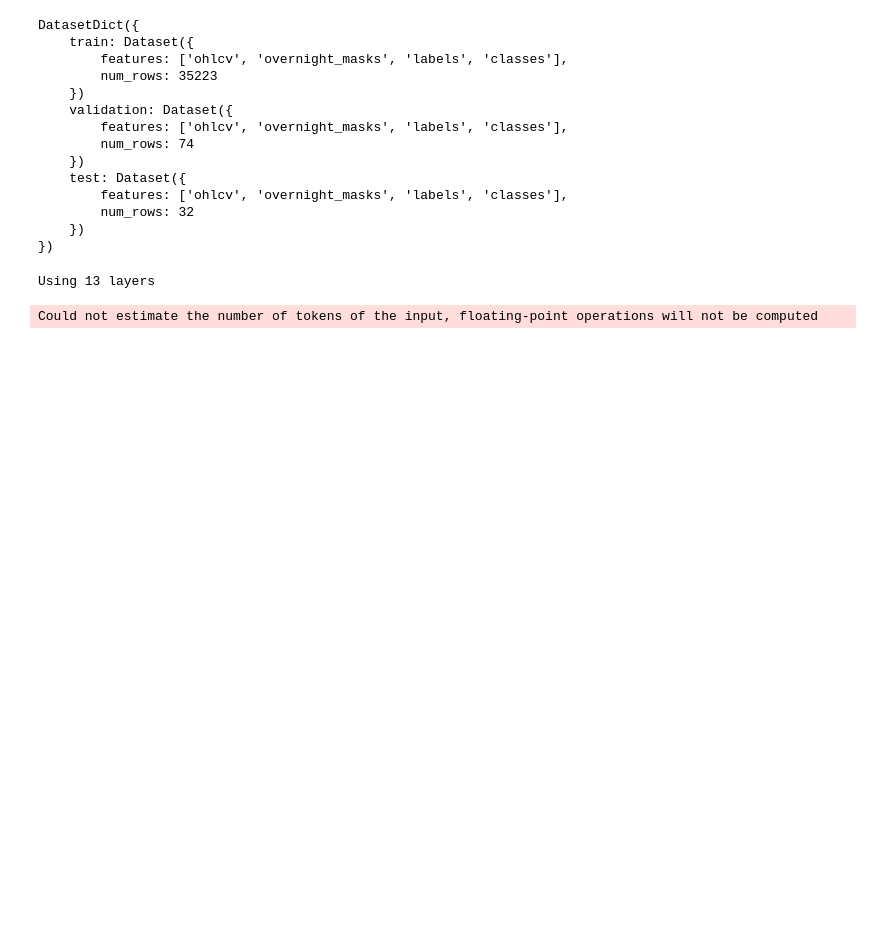
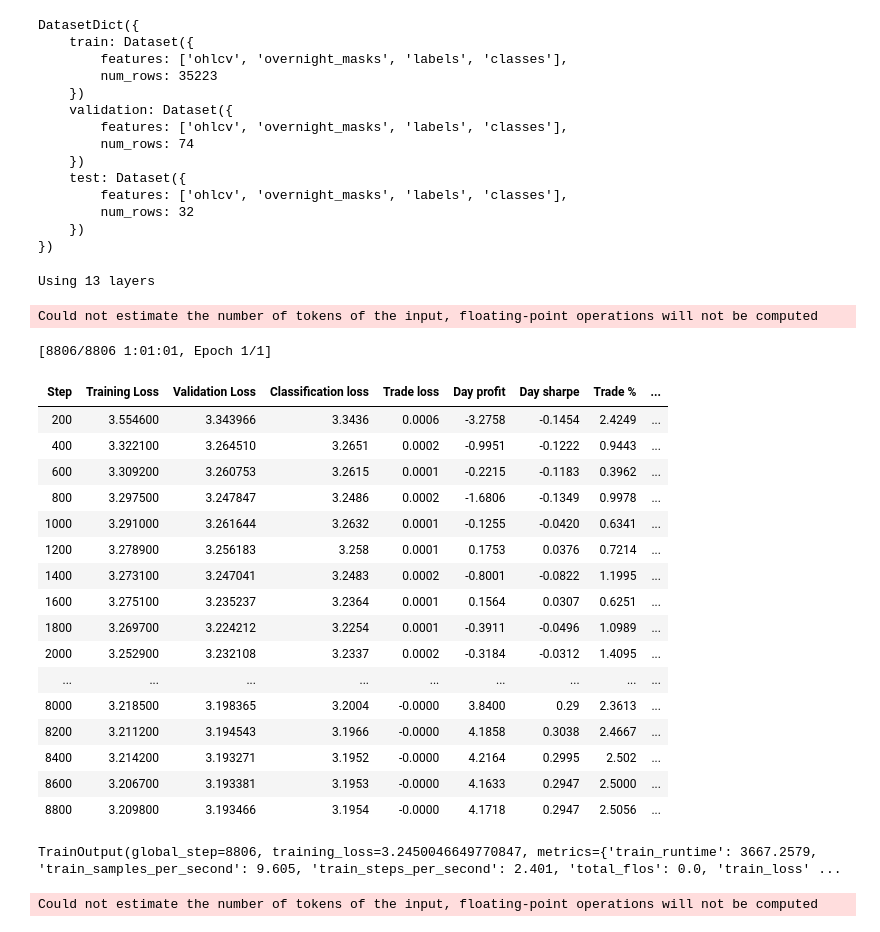
Before and after one commit to mtanghu/Transformer-Trader, a Jupyter notebook: Transformer_Modeling.ipynb, the cells around one changed output. Saved outputs shown, nothing was run; the diff lists cells and outputs as text; code cells hidden in the pictures; blank space fills up the shorter version.

Commit message:
Use a sigmoid softmax dot linspace (profitable!)

```diff
--- a/Transformer_Modeling.ipynb
+++ b/Transformer_Modeling.ipynb
@@ -40,20 +40,20 @@ def compute_metrics(preds):
         'day sharpe': day_profits.mean() / day_profits.std(),
         'trade %': trades * 100 / soft_profit.size,
 
-        'full trade %': (abs_trade >= .7).mean() * 100,
-        'full trade accuracy': (soft_profit[abs_trade >= .7] > 0).mean() * 100,
-        'full trade g/l': soft_profit[(abs_trade >= .7) & (soft_profit > 0)].mean()
-                          / -soft_profit[(abs_trade >= .7) & (soft_profit < 0)].mean(),
+        'full trade %': (abs_trade >= .75).mean() * 100,
+        'full trade accuracy': (soft_profit[abs_trade >= .75] > 0).mean() * 100,
+        'full trade g/l': soft_profit[(abs_trade >= .75) & (soft_profit > 0)].mean()
+                          / -soft_profit[(abs_trade >= .75) & (soft_profit < 0)].mean(),
 
-        'medium trade %': ((abs_trade < .7) & (abs_trade >= .4)).mean() * 100,
-        'medium trade accuracy': (soft_profit[(abs_trade < .7) & (abs_trade >= .4)] > 0).mean() * 100,
-        'medium trade g/l': soft_profit[(abs_trade < .7) & (abs_trade >= .4) & (soft_profit > 0)].mean()
-                            / -soft_profit[(abs_trade < .7) & (abs_trade >= .4) & (soft_profit < 0)].mean(),
+        'medium trade %': ((abs_trade < .75) & (abs_trade >= .45)).mean() * 100,
+        'medium trade accuracy': (soft_profit[(abs_trade < .75) & (abs_trade >= .45)] > 0).mean() * 100,
+        'medium trade g/l': soft_profit[(abs_trade < .75) & (abs_trade >= .45) & (soft_profit > 0)].mean()
+                            / -soft_profit[(abs_trade < .75) & (abs_trade >= .45) & (soft_profit < 0)].mean(),
 
-        'small trade %': ((abs_trade < .4) & (abs_trade >= .2)).mean() * 100,
-        'small trade accuracy': (soft_profit[(abs_trade < .4) & (abs_trade >= .2)] > 0).mean() * 100,
-        'small trade g/l': soft_profit[(abs_trade < .4) & (abs_trade >= .2) & (soft_profit > 0)].mean()
-                            / -soft_profit[(abs_trade < .4) & (abs_trade >= .2) & (soft_profit < 0)].mean(),
+        'small trade %': ((abs_trade < .45) & (abs_trade >= .25)).mean() * 100,
+        'small trade accuracy': (soft_profit[(abs_trade < .45) & (abs_trade >= .25)] > 0).mean() * 100,
+        'small trade g/l': soft_profit[(abs_trade < .45) & (abs_trade >= .25) & (soft_profit > 0)].mean()
+                            / -soft_profit[(abs_trade < .45) & (abs_trade >= .25) & (soft_profit < 0)].mean(),
     }
 
     # round the metrics
@@ -112,7 +112,7 @@ training_args = TrainingArguments(
 # %%
 config = SGConvConfig(
     n_embd = 320, n_head = 1, kernel_size = 10,
-    hidden_dropout_prob = 0, num_levels = 20,
+    hidden_dropout_prob = 0, num_levels = 21,
     max_loss = .9
 )
 
@@ -126,6 +126,36 @@ trainer = Trainer(
 )
 # %% [output]
 Using 13 layers
+# %%
+# oanda data ONLY MAJORS past 2009, overnight labels ignored, only day prices
+# SGCONV transformer architecture (fixed linear)! lr of 1e-3, batch size 5,
+# hidden size 320, 1 head, NO dropout, weight decay, no linear biases, final layernorm
+# conv embedding with kernel size 10, sigmoid softmax dot linspace (21 levels)
+# no layernorm params (like PALM), adam beta .98, leverage to 200 and use volume
+
+# log returns/growth maximization!! max loss set at .9 (.5 point commission) FIXED, + classification loss
+trainer.train()
+# %% [output]
+Could not estimate the number of tokens of the input, floating-point operations will not be computed
+[8806/8806 1:01:01, Epoch 1/1]
+| Step | Training Loss | Validation Loss | Classification loss | Trade loss | Day profit | Day sharpe | Trade % | ... |
+| 200 | 3.554600 | 3.343966 | 3.3436 | 0.0006 | -3.2758 | -0.1454 | 2.4249 | ... |
+| 400 | 3.322100 | 3.264510 | 3.2651 | 0.0002 | -0.9951 | -0.1222 | 0.9443 | ... |
+| 600 | 3.309200 | 3.260753 | 3.2615 | 0.0001 | -0.2215 | -0.1183 | 0.3962 | ... |
+| 800 | 3.297500 | 3.247847 | 3.2486 | 0.0002 | -1.6806 | -0.1349 | 0.9978 | ... |
+| 1000 | 3.291000 | 3.261644 | 3.2632 | 0.0001 | -0.1255 | -0.0420 | 0.6341 | ... |
+| 1200 | 3.278900 | 3.256183 | 3.258 | 0.0001 | 0.1753 | 0.0376 | 0.7214 | ... |
+| 1400 | 3.273100 | 3.247041 | 3.2483 | 0.0002 | -0.8001 | -0.0822 | 1.1995 | ... |
+| 1600 | 3.275100 | 3.235237 | 3.2364 | 0.0001 | 0.1564 | 0.0307 | 0.6251 | ... |
+| 1800 | 3.269700 | 3.224212 | 3.2254 | 0.0001 | -0.3911 | -0.0496 | 1.0989 | ... |
+| 2000 | 3.252900 | 3.232108 | 3.2337 | 0.0002 | -0.3184 | -0.0312 | 1.4095 | ... |
+| ... | ... | ... | ... | ... | ... | ... | ... | ... |
+| 8000 | 3.218500 | 3.198365 | 3.2004 | -0.0000 | 3.8400 | 0.29 | 2.3613 | ... |
+| 8200 | 3.211200 | 3.194543 | 3.1966 | -0.0000 | 4.1858 | 0.3038 | 2.4667 | ... |
+| 8400 | 3.214200 | 3.193271 | 3.1952 | -0.0000 | 4.2164 | 0.2995 | 2.502 | ... |
+| 8600 | 3.206700 | 3.193381 | 3.1953 | -0.0000 | 4.1633 | 0.2947 | 2.5000 | ... |
+| 8800 | 3.209800 | 3.193466 | 3.1954 | -0.0000 | 4.1718 | 0.2947 | 2.5056 | ... |
+TrainOutput(global_step=8806, training_loss=3.2450046649770847, metrics={'train_runtime': 3667.2579, 'train_samples_per_second': 9.605, 'train_steps_per_second': 2.401, 'total_flos': 0.0, 'train_loss' ...
 # %%
 # oanda data ONLY MAJORS past 2009, overnight labels ignored, only day prices
 # SGCONV transformer architecture (fixed linear)! lr of 1e-3, batch size 5,
```
Also changed, not shown: parts of 1 cell of this notebook, 1 other file.
